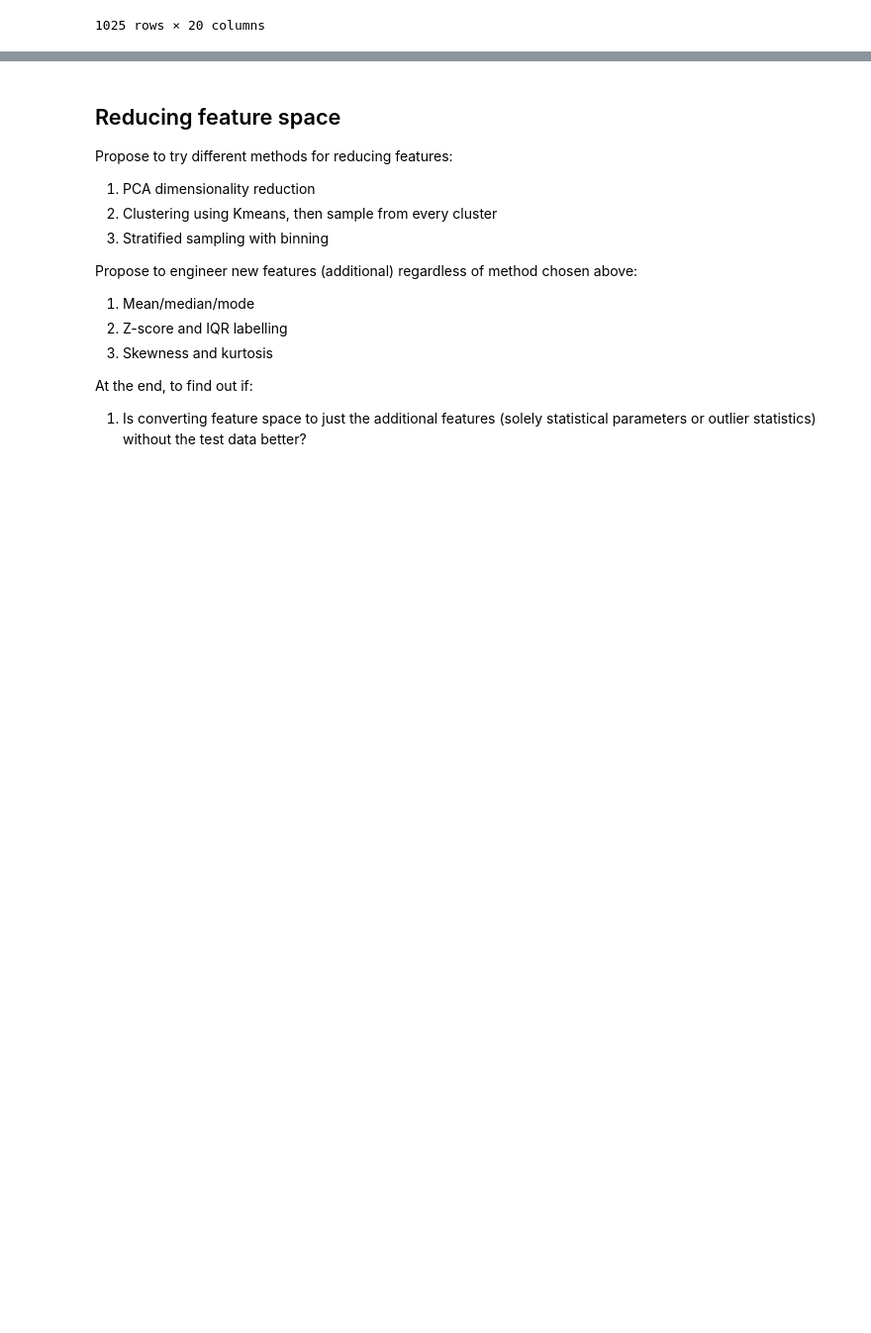
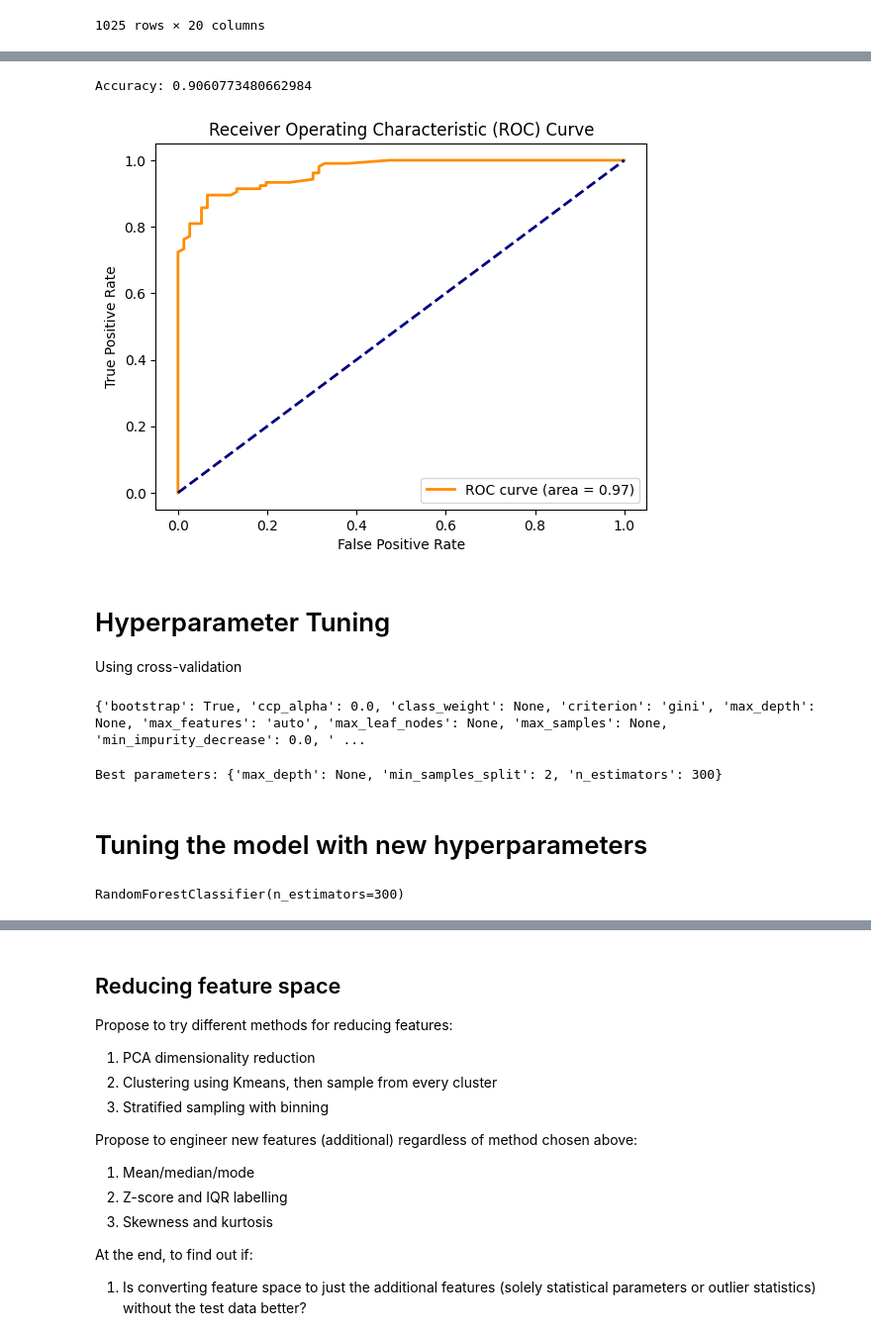
Before and after one commit to chan-cee/wafers, a Jupyter notebook: Luna Preprocessing.ipynb, the cells around one changed output, grey strips where cells are left out. Shown: that part at 99% size. Cells and saved outputs as stored; diff of their text form; code cells hidden in the pictures; blank space fills up the shorter version.

```diff
--- a/Luna Preprocessing.ipynb
+++ b/Luna Preprocessing.ipynb
@@ -527,0 +561,61 @@ stats.probplot(pd.Series(df_binary['Data'][1]), dist="norm", plot=plt)
+# %%
+from sklearn.metrics import accuracy_score
+
+accuracy = accuracy_score(y_test, y_pred)
+print(f"Accuracy: {accuracy}")
+# %% [output]
+Accuracy: 0.9060773480662984
+# %%
+from sklearn.metrics import roc_curve, auc
+import matplotlib.pyplot as plt
+
+# Calculate probabilities
+y_prob = model.predict_proba(X_test)[:, 1]
+
+# Compute ROC curve and AUC score
+fpr, tpr, thresholds = roc_curve(y_test, y_prob)
+roc_auc = auc(fpr, tpr)
+
+# ROC curve
+plt.figure()
+plt.plot(fpr, tpr, color='darkorange', lw=2, label=f'ROC curve (area = {roc_auc:.2f})')
+plt.plot([0, 1], [0, 1], color='navy', lw=2, linestyle='--')
+plt.xlabel('False Positive Rate')
+plt.ylabel('True Positive Rate')
+plt.title('Receiver Operating Characteristic (ROC) Curve')
+plt.legend(loc="lower right")
+plt.show()
+# %% [output]
+[figure, added]
+# %% [markdown]
+# Hyperparameter Tuning
+Using cross-validation
+# %%
+# check parameters of default model
+params = model.get_params()
+print(params)
+# %% [output]
+{'bootstrap': True, 'ccp_alpha': 0.0, 'class_weight': None, 'criterion': 'gini', 'max_depth': None, 'max_features': 'auto', 'max_leaf_nodes': None, 'max_samples': None, 'min_impurity_decrease': 0.0, ' ...
+# %%
+from sklearn.model_selection import GridSearchCV
+
+param_grid = {
+    'n_estimators': [50, 100, 200, 300],
+    'max_depth': [None, 10, 20, 30],
+    'min_samples_split': [2, 5, 10]
+}
+grid_search = GridSearchCV(model, param_grid, cv=5)
+grid_search.fit(X_train, y_train)
+print(f"Best parameters: {grid_search.best_params_}")
+# %% [output]
+Best parameters: {'max_depth': None, 'min_samples_split': 2, 'n_estimators': 300}
+# %% [markdown]
+# Tuning the model with new hyperparameters
+# %%
+#Train model using best parameters from cross validation
+best_params = grid_search.best_params_
+tuned_model = RandomForestClassifier(**best_params)
+
+tuned_model.fit(X_train, y_train)
+# %% [output]
+RandomForestClassifier(n_estimators=300)
```
Also changed, not shown: parts of 57 cells of this notebook.
